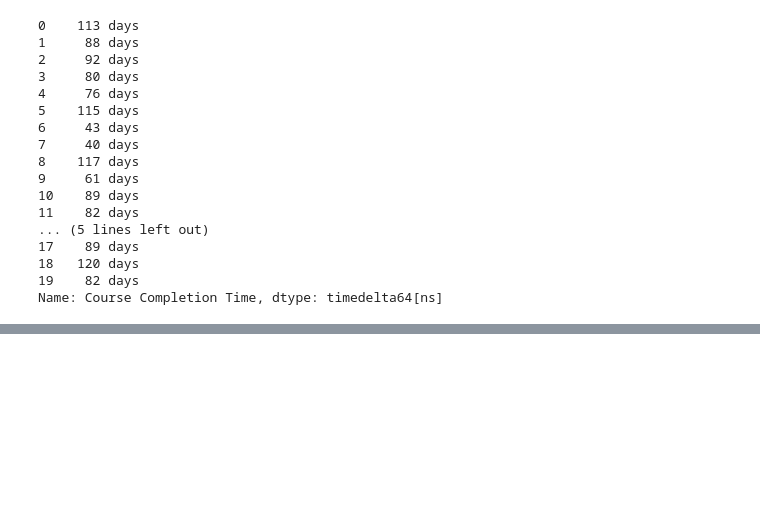
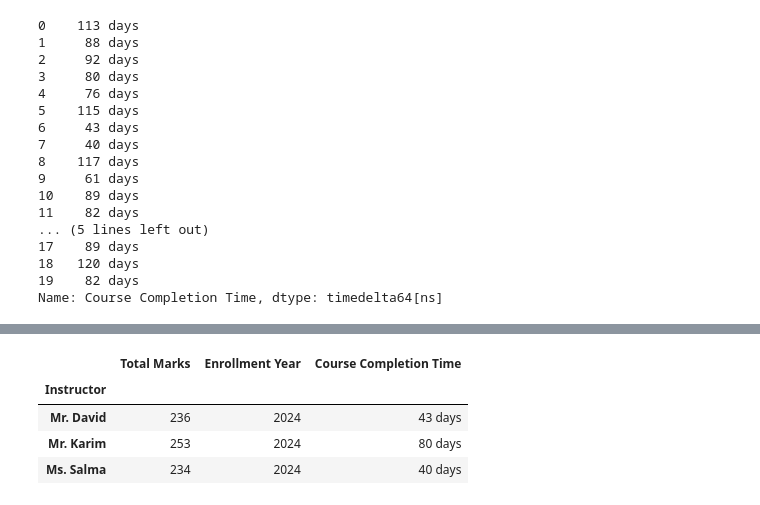
Before and after one commit to kazrkb/p-modules, a Jupyter notebook: m-14/m-14_pandas_part_2.ipynb, the cells around one changed output, grey strips where cells are left out. Saved outputs shown, nothing was run; the diff lists cells and outputs as text; code cells hidden in the pictures; blank space fills up the shorter version.

```diff
--- a/m-14/m-14_pandas_part_2.ipynb
+++ b/m-14/m-14_pandas_part_2.ipynb
@@ -867,0 +900,8 @@ Name: Course Completion Time, dtype: timedelta64[ns]
+# %%
+group.min()
+# %% [output]
+|  | Total Marks | Enrollment Year | Course Completion Time |
+| Instructor |  |  |  |
+| Mr. David | 236 | 2024 | 43 days |
+| Mr. Karim | 253 | 2024 | 80 days |
+| Ms. Salma | 234 | 2024 | 40 days |
```
Also changed, not shown: parts of 7 cells of this notebook.
